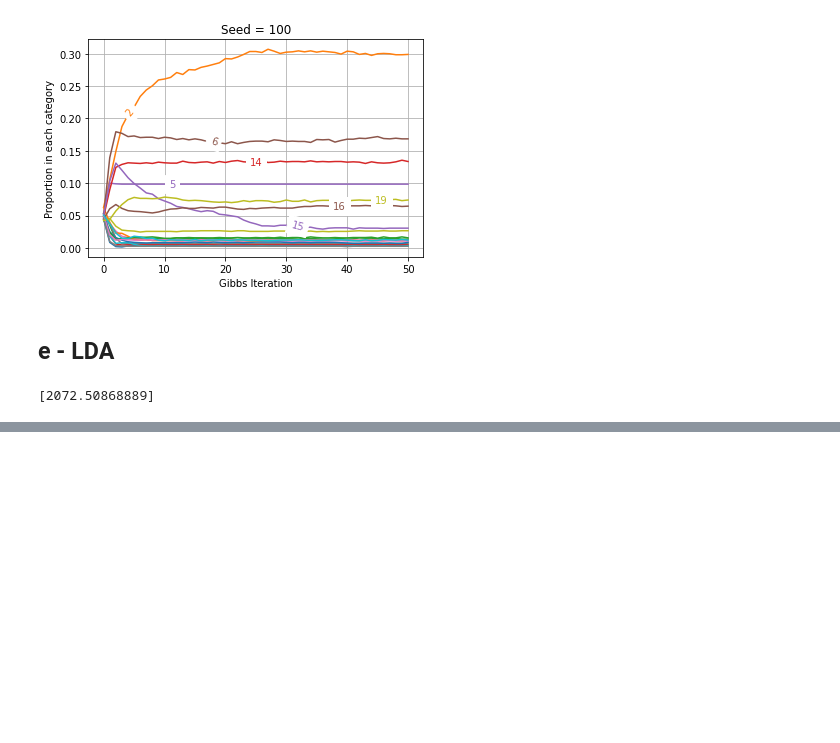
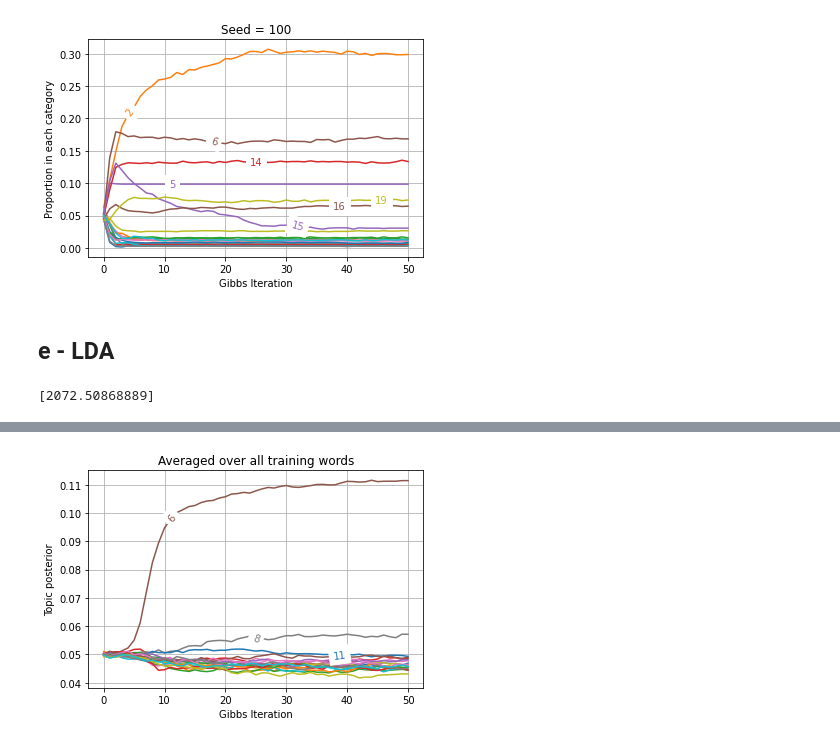
Before and after one commit to LozzaTray/4F10, a Jupyter notebook: C3/code/cw3.ipynb, the cells around one changed output, grey strips where cells are left out. Cells and saved outputs as stored; diff of their text form; code cells hidden in the pictures; blank space fills up the shorter version.

```diff
--- a/C3/code/cw3.ipynb
+++ b/C3/code/cw3.ipynb
@@ -250,2 +249,25 @@ IndexError: index 50 is out of bounds for axis 2 with size 50
+# %%
+from labellines import labelLines
+
+points=50
+cutoff = 0.05
+iters = range(0, points+1)
+plt.figure()
+N = np.sum(topic_counts_by_id_doc_it[:, :, 0]) + K*alpha
+for k in range(0, K):
+    vals = np.sum(topic_counts_by_id_doc_it[k, :, 0:points+1], axis=0) + alpha
+    vals = vals / N
+    mean = np.mean(vals)
+    label = str(k+1) if mean > cutoff else ""
+    plt.plot(iters, vals, label=label)
+
+plt.grid()
+plt.title("Averaged over all training words")
+plt.xlabel("Gibbs Iteration")
+plt.ylabel("Topic posterior")
+labelLines(plt.gca().get_lines())
+plt.show()
+# %% [output]
+[figure, added]
 # %%
 points=50
```
Also changed, not shown: parts of 7 cells of this notebook, 10 other files.
